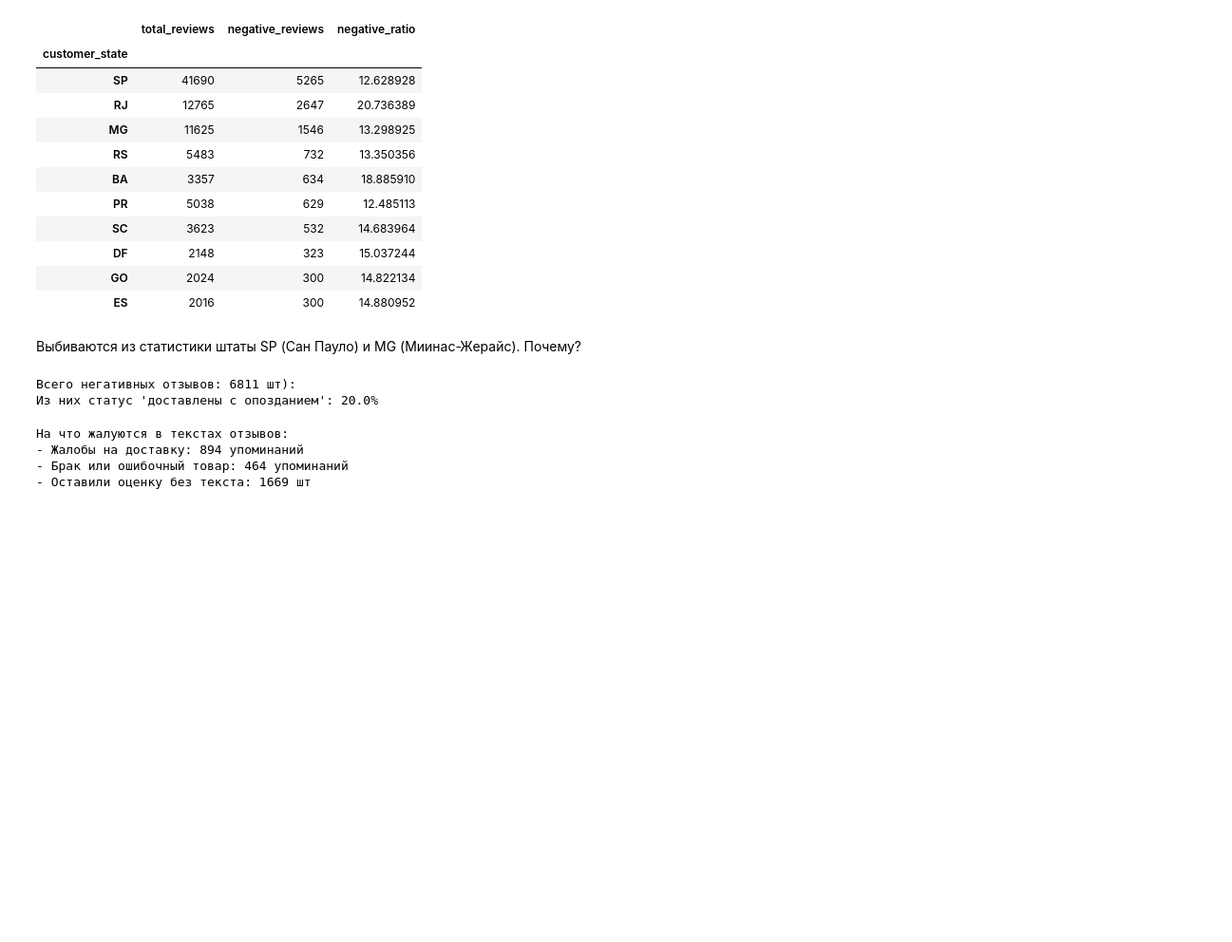
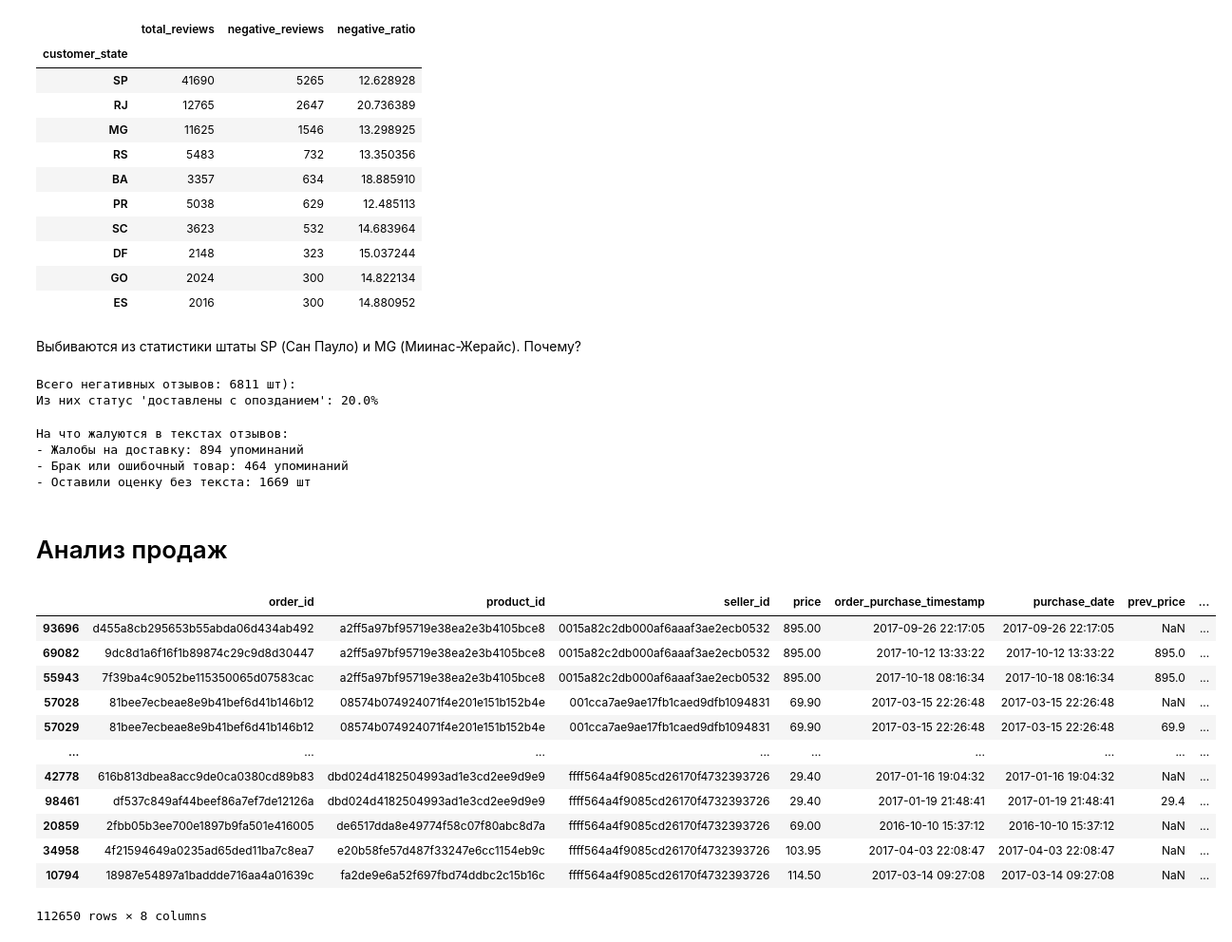
Before and after one commit to aliakseizvertouski/olist, a Jupyter notebook: olist_draft.ipynb, the cells around one changed output. Shown at 95% size. Saved outputs shown, nothing was run; the diff lists cells and outputs as text; code cells hidden in the pictures; blank space fills up the shorter version.

```diff
--- a/olist_draft.ipynb
+++ b/olist_draft.ipynb
@@ -419,3 +419,39 @@ print(f"- Оставили оценку без текста: {empty_comments} ш
 - Жалобы на доставку: 894 упоминаний
 - Брак или ошибочный товар: 464 упоминаний
 - Оставили оценку без текста: 1669 шт
+# %% [markdown]
+# Анализ продаж
+# %%
+df_prices = order_items[['order_id', 'product_id', 'seller_id', 'price']].merge(
+    orders[['order_id', 'order_purchase_timestamp']],
+    on='order_id'
+)
+
+df_prices['purchase_date'] = pd.to_datetime(df_prices['order_purchase_timestamp'])
+df_prices = df_prices.sort_values(by=['seller_id', 'product_id', 'purchase_date'])
+
+
+df_prices['prev_price'] = df_prices.groupby(['seller_id', 'product_id'])['price'].shift(1)
+df_prices['discount_percent'] = ((df_prices['prev_price'] - df_prices['price']) / df_prices['prev_price']) * 100
+df_prices['discount_percent'] = df_prices['discount_percent'].fillna(0)
+
+
+
+# df_prices['order_count'] = df_prices.groupby('purchase_date', 'product_id', 'seller_id')['price'].transform('count')
+
+
+df_prices
+# %% [output]
+|  | order_id | product_id | seller_id | price | order_purchase_timestamp | purchase_date | prev_price | ... |
+| 93696 | d455a8cb295653b55abda06d434ab492 | a2ff5a97bf95719e38ea2e3b4105bce8 | 0015a82c2db000af6aaaf3ae2ecb0532 | 895.00 | 2017-09-26 22:17:05 | 2017-09-26 22:17:05 | NaN | ... |
+| 69082 | 9dc8d1a6f16f1b89874c29c9d8d30447 | a2ff5a97bf95719e38ea2e3b4105bce8 | 0015a82c2db000af6aaaf3ae2ecb0532 | 895.00 | 2017-10-12 13:33:22 | 2017-10-12 13:33:22 | 895.0 | ... |
+| 55943 | 7f39ba4c9052be115350065d07583cac | a2ff5a97bf95719e38ea2e3b4105bce8 | 0015a82c2db000af6aaaf3ae2ecb0532 | 895.00 | 2017-10-18 08:16:34 | 2017-10-18 08:16:34 | 895.0 | ... |
+| 57028 | 81bee7ecbeae8e9b41bef6d41b146b12 | 08574b074924071f4e201e151b152b4e | 001cca7ae9ae17fb1caed9dfb1094831 | 69.90 | 2017-03-15 22:26:48 | 2017-03-15 22:26:48 | NaN | ... |
+| 57029 | 81bee7ecbeae8e9b41bef6d41b146b12 | 08574b074924071f4e201e151b152b4e | 001cca7ae9ae17fb1caed9dfb1094831 | 69.90 | 2017-03-15 22:26:48 | 2017-03-15 22:26:48 | 69.9 | ... |
+| ... | ... | ... | ... | ... | ... | ... | ... | ... |
+| 42778 | 616b813dbea8acc9de0ca0380cd89b83 | dbd024d4182504993ad1e3cd2ee9d9e9 | ffff564a4f9085cd26170f4732393726 | 29.40 | 2017-01-16 19:04:32 | 2017-01-16 19:04:32 | NaN | ... |
+| 98461 | df537c849af44beef86a7ef7de12126a | dbd024d4182504993ad1e3cd2ee9d9e9 | ffff564a4f9085cd26170f4732393726 | 29.40 | 2017-01-19 21:48:41 | 2017-01-19 21:48:41 | 29.4 | ... |
+| 20859 | 2fbb05b3ee700e1897b9fa501e416005 | de6517dda8e49774f58c07f80abc8d7a | ffff564a4f9085cd26170f4732393726 | 69.00 | 2016-10-10 15:37:12 | 2016-10-10 15:37:12 | NaN | ... |
+| 34958 | 4f21594649a0235ad65ded11ba7c8ea7 | e20b58fe57d487f33247e6cc1154eb9c | ffff564a4f9085cd26170f4732393726 | 103.95 | 2017-04-03 22:08:47 | 2017-04-03 22:08:47 | NaN | ... |
+| 10794 | 18987e54897a1baddde716aa4a01639c | fa2de9e6a52f697fbd74ddbc2c15b16c | ffff564a4f9085cd26170f4732393726 | 114.50 | 2017-03-14 09:27:08 | 2017-03-14 09:27:08 | NaN | ... |
+112650 rows × 8 columns
```
Also changed, not shown: parts of 3 cells of this notebook.
